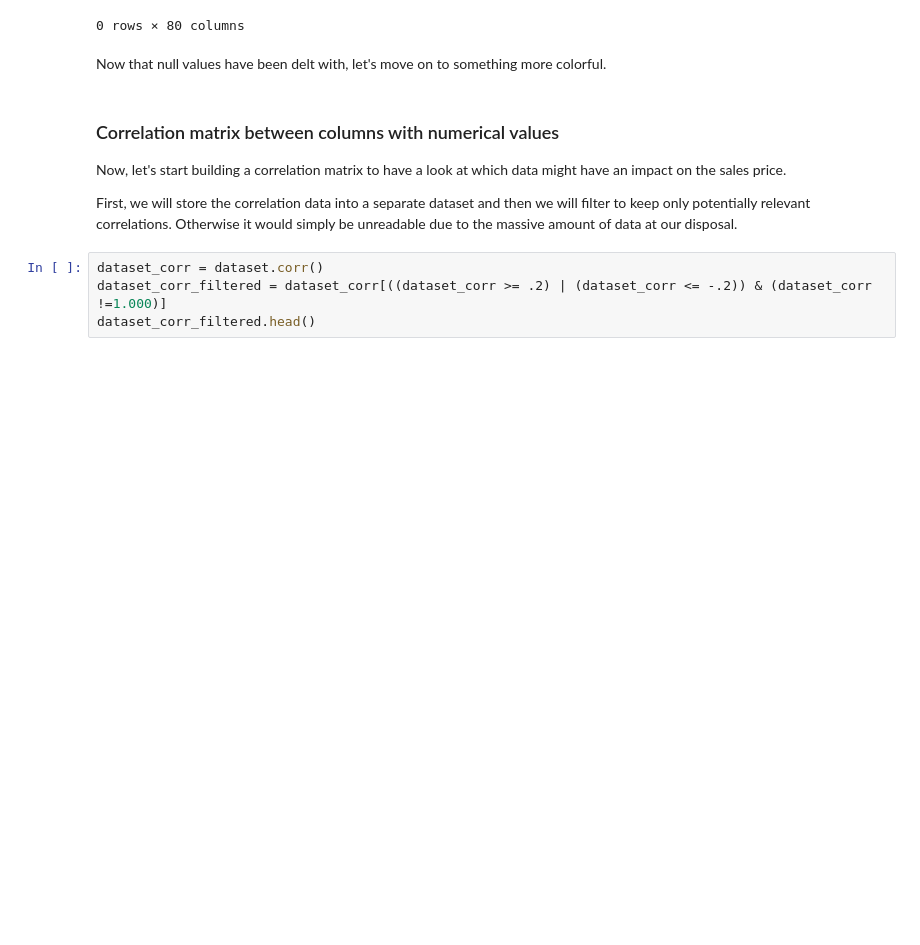
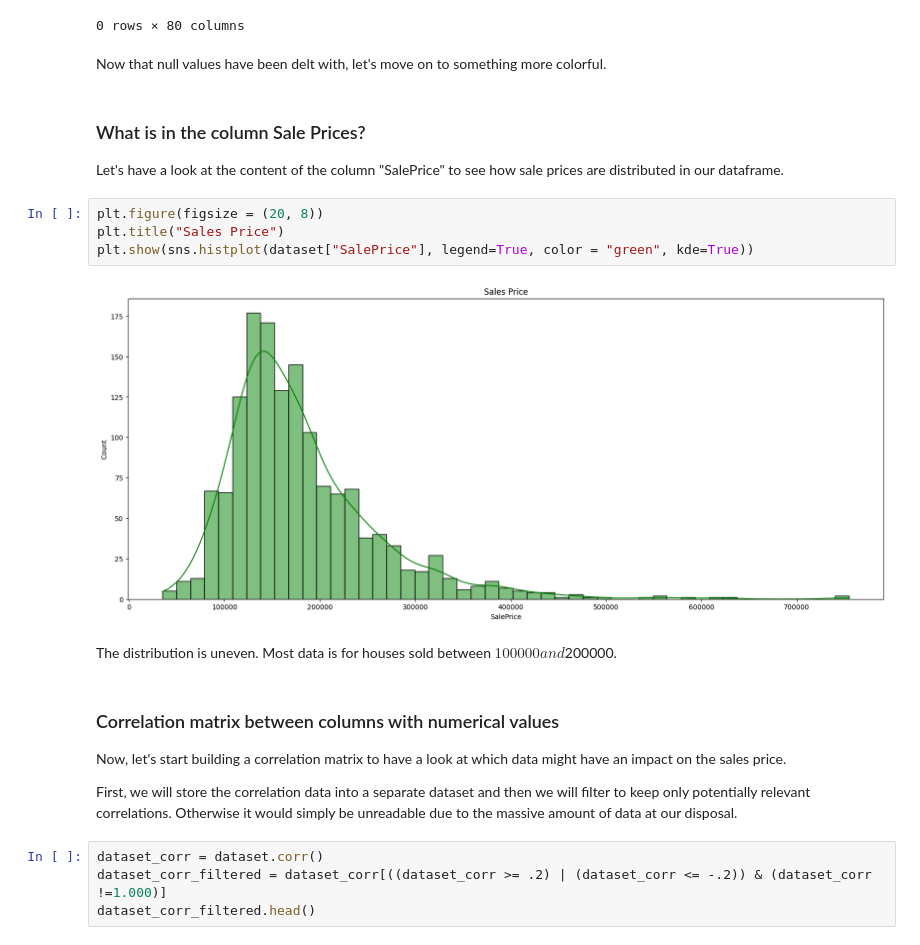
Before and after one commit to vin-br/house-prices, a Jupyter notebook: Data Analysis.ipynb, the cells around one changed output. Cells and saved outputs as stored; diff of their text form; blank space fills up the shorter version.

Commit message:
Added data analysis and comments

```diff
--- a/Data Analysis.ipynb
+++ b/Data Analysis.ipynb
@@ -336,6 +326,18 @@ dataset.loc[dataset["GarageYrBlt"].isnull(), :]
 0 rows × 80 columns
 # %% [markdown]
 Now that null values have been delt with, let's move on to something more colorful.
+# %% [markdown]
+### What is in the column Sale Prices?
+
+Let's have a look at the content of the column "SalePrice" to see how sale prices are distributed in our dataframe.
+# %%
+plt.figure(figsize = (20, 8))
+plt.title("Sales Price")
+plt.show(sns.histplot(dataset["SalePrice"], legend=True, color = "green", kde=True))
+# %% [output]
+[figure, added]
+# %% [markdown]
+The distribution is uneven. Most data is for houses sold between $100000 and $200000.
 # %% [markdown]
 ### Correlation matrix between columns with numerical values
 
```
Also changed, not shown: parts of 54 cells of this notebook.
